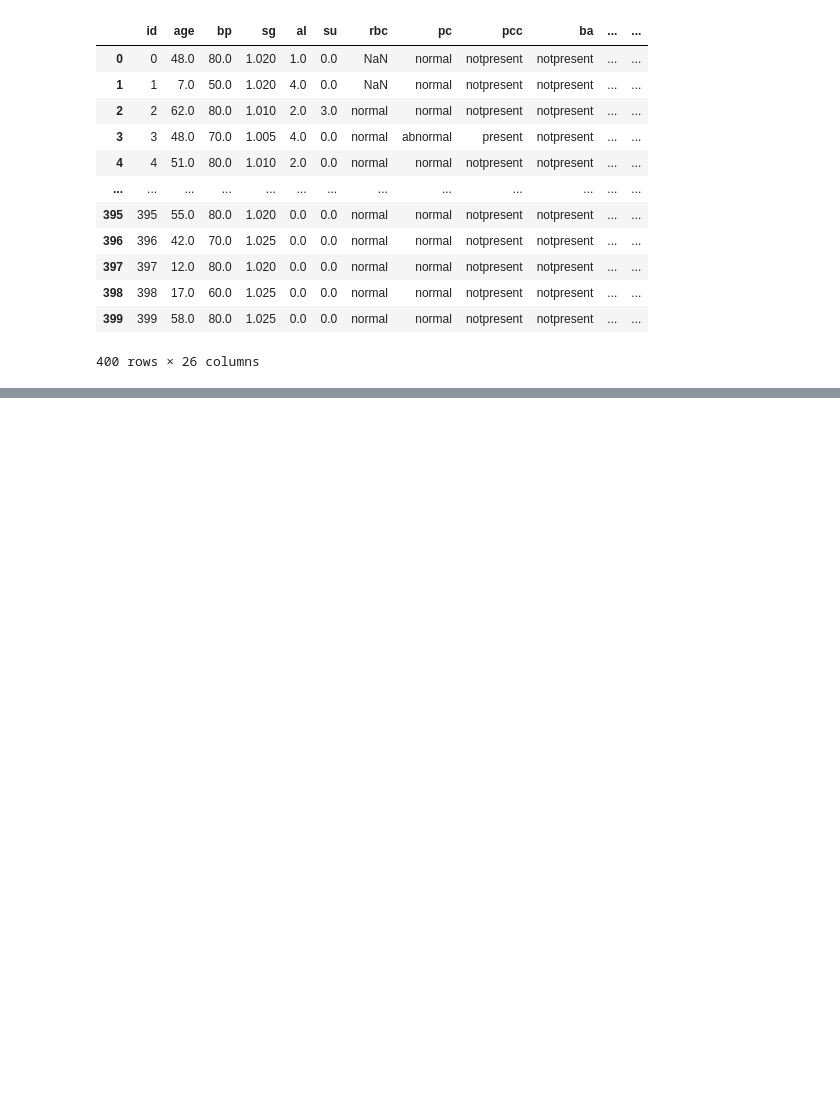
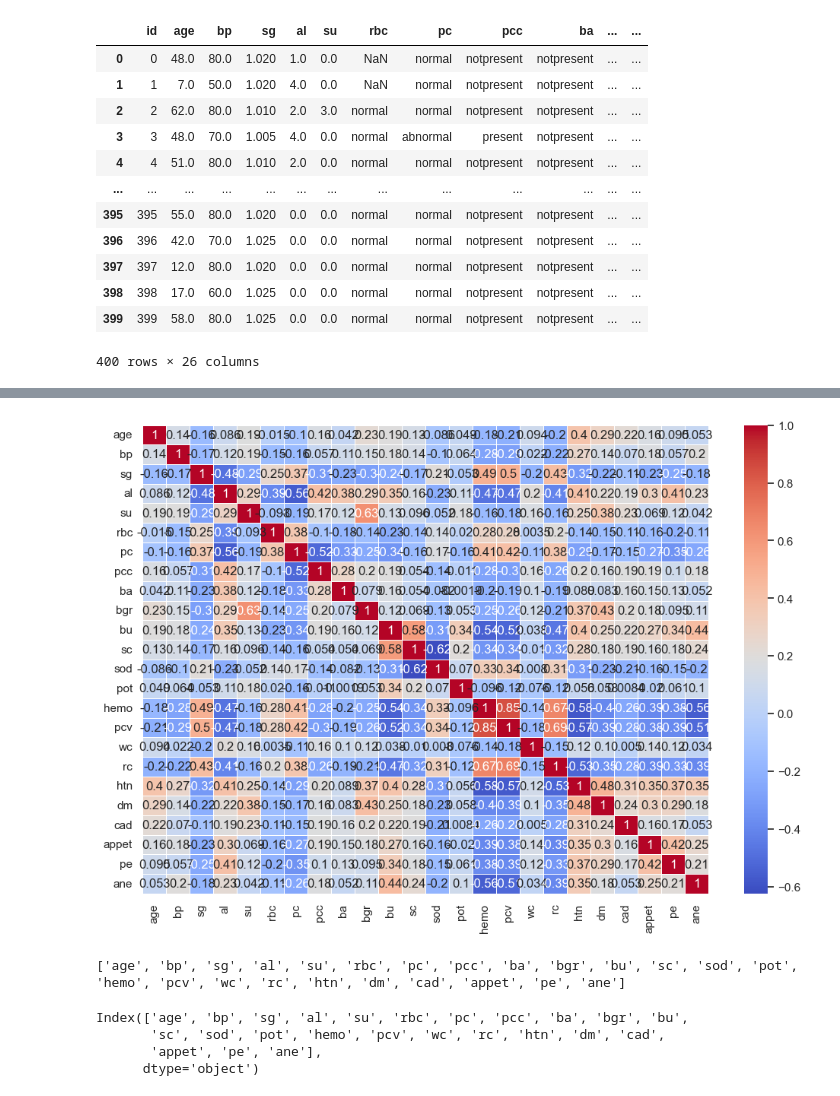
Before and after one commit to Blacksujit/Health-Assesement-Tool, a Jupyter notebook: Kidney Disease/Health_care.ipynb, the cells around one changed output, grey strips where cells are left out. Drawn from its saved outputs; the diff is of its cells as text; code cells hidden in the pictures; blank space fills up the shorter version.

```diff
--- a/Kidney Disease/Health_care.ipynb
+++ b/Kidney Disease/Health_care.ipynb
@@ -298,0 +354,4 @@ X_train , X_test , y_train , y_test  = train_test_split(X, y, test_size=0.2 , ra
+# %%
+# Impute remaining categorical/discrete columns using the mode
+categorical_remaining_columns = ['sg', 'al', 'su']
+df[categorical_remaining_columns] = df[categorical_remaining_columns].fillna(df[categorical_remaining_columns].mode().iloc[0])
@@ -298,0 +443,10 @@ X_train , X_test , y_train , y_test  = train_test_split(X, y, test_size=0.2 , ra
+# %%
+# Fill missing numerical columns with their median value
+df.fillna(df.median(numeric_only=True), inplace=True)
+
+# For categorical columns, fill missing values with the most frequent value (mode)
+for column in df.select_dtypes(include=['object']).columns:
+    df[column].fillna(df[column].mode()[0], inplace=True)
+
+# Check if all missing values are handled
+print(df.isnull().sum())
@@ -298,0 +471,6 @@ X_train , X_test , y_train , y_test  = train_test_split(X, y, test_size=0.2 , ra
+# %%
+# Strip any leading/trailing whitespace from column names
+df.columns = df.columns.str.strip()
+
+# Display cleaned column names
+print(df.columns)
@@ -298,0 +482,13 @@ X_train , X_test , y_train , y_test  = train_test_split(X, y, test_size=0.2 , ra
+# %%
+from sklearn.preprocessing import LabelEncoder
+
+# Identify categorical columns (non-numeric data types)
+categorical_columns = df.select_dtypes(include=['object']).columns
+
+# Apply LabelEncoder to each categorical column
+le = LabelEncoder()
+for column in categorical_columns:
+    df[column] = le.fit_transform(df[column])
+
+# Verify the transformation
+print(df.head())
@@ -298,0 +511,13 @@ X_train , X_test , y_train , y_test  = train_test_split(X, y, test_size=0.2 , ra
+# %%
+import seaborn as sns
+import matplotlib.pyplot as plt
+
+# Correlation matrix
+corr_matrix = df.corr()
+
+# Plot the heatmap
+plt.figure(figsize=(12, 8))
+sns.heatmap(corr_matrix, annot=True, cmap='coolwarm', linewidths=0.5)
+plt.show()
+# %% [output]
+[figure, added]
@@ -298,0 +542,12 @@ X_train , X_test , y_train , y_test  = train_test_split(X, y, test_size=0.2 , ra
+# %%
+print(df.columns.tolist())
+# %% [output]
+['age', 'bp', 'sg', 'al', 'su', 'rbc', 'pc', 'pcc', 'ba', 'bgr', 'bu', 'sc', 'sod', 'pot', 'hemo', 'pcv', 'wc', 'rc', 'htn', 'dm', 'cad', 'appet', 'pe', 'ane']
+# %%
+df.columns = df.columns.str.strip()
+print(df.columns)
+# %% [output]
+Index(['age', 'bp', 'sg', 'al', 'su', 'rbc', 'pc', 'pcc', 'ba', 'bgr', 'bu',
+       'sc', 'sod', 'pot', 'hemo', 'pcv', 'wc', 'rc', 'htn', 'dm', 'cad',
+       'appet', 'pe', 'ane'],
+      dtype='object')
```
Also changed, not shown: parts of 67 cells of this notebook, 2 other files.
